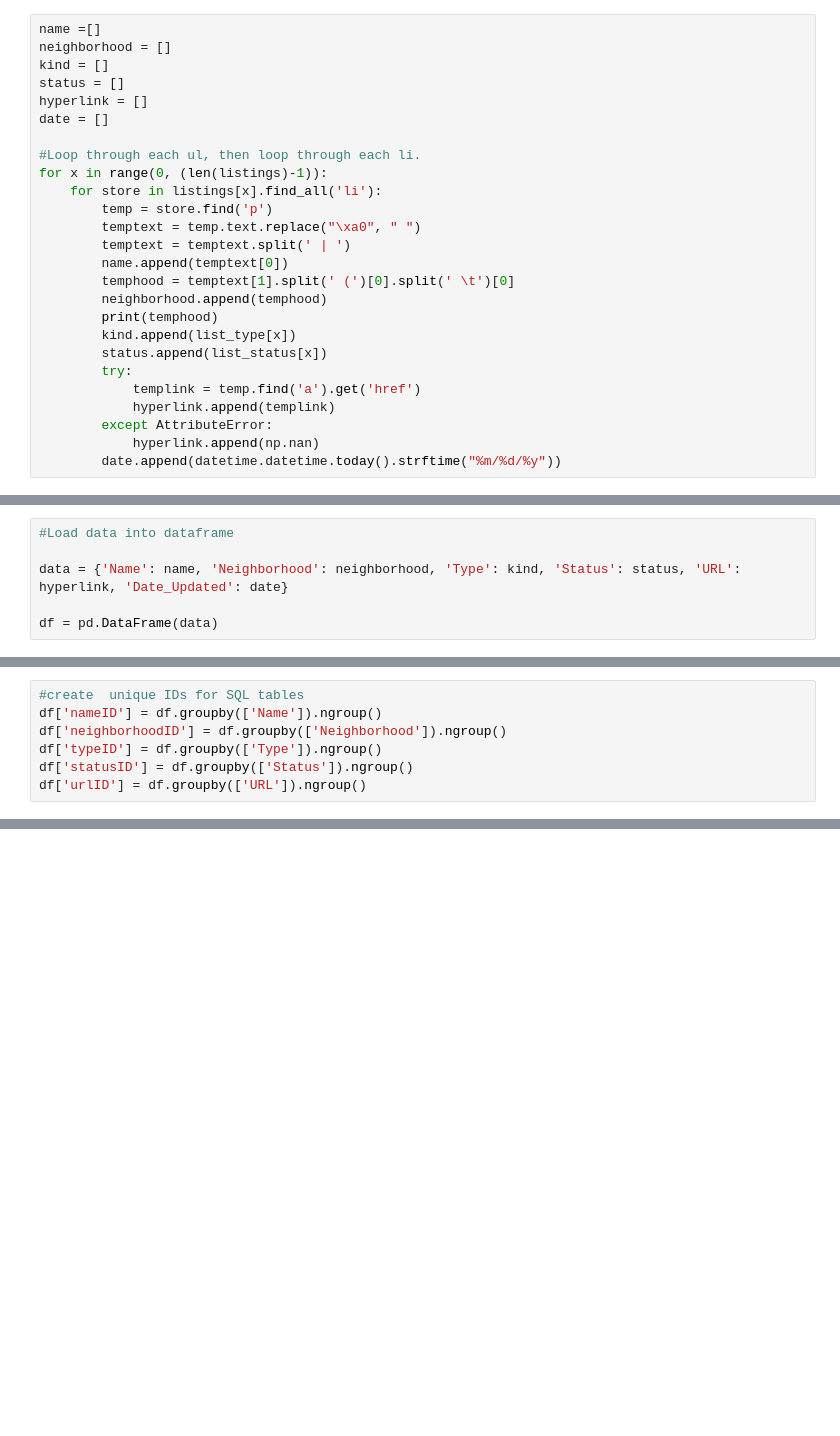
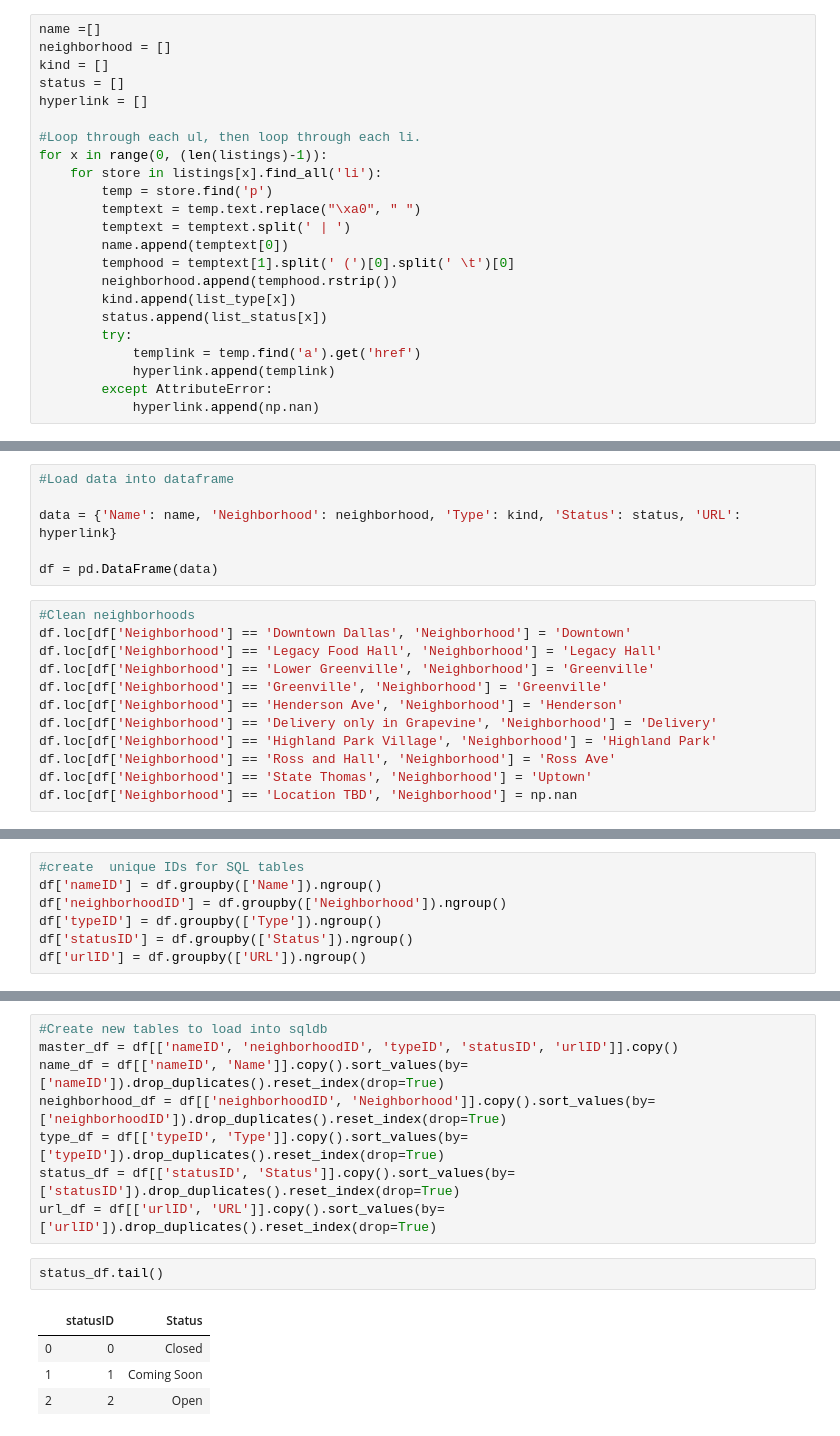
Before and after one commit to UncelSoogar/Dallas_Restaurants, a Jupyter notebook: Notebooks/webscrape.ipynb, the cells around one changed output, grey strips where cells are left out. Cells and saved outputs as stored; diff of their text form; blank space fills up the shorter version.

Commit message:
Loaded into sqlite DB. Need to query to make sure loaded properly, and need to create ERD diagram

```diff
--- a/Notebooks/webscrape.ipynb
+++ b/Notebooks/webscrape.ipynb
@@ -35,7 +33,6 @@ neighborhood = []
 kind = []
 status = []
 hyperlink = []
-date = []
 
 #Loop through each ul, then loop through each li.
 for x in range(0, (len(listings)-1)):
@@ -45,8 +42,7 @@ for x in range(0, (len(listings)-1)):
         temptext = temptext.split(' | ')
         name.append(temptext[0])
         temphood = temptext[1].split(' (')[0].split(' \t')[0]
-        neighborhood.append(temphood)
-        print(temphood)
+        neighborhood.append(temphood.rstrip())
         kind.append(list_type[x])
         status.append(list_status[x])
         try:
@@ -54,4 +50,3 @@ for x in range(0, (len(listings)-1)):
             hyperlink.append(templink)
         except AttributeError:
             hyperlink.append(np.nan)
-        date.append(datetime.datetime.today().strftime("%m/%d/%y"))
@@ -76,6 +73,18 @@ Deep Ellum
 # %%
 #Load data into dataframe
 
-data = {'Name': name, 'Neighborhood': neighborhood, 'Type': kind, 'Status': status, 'URL': hyperlink, 'Date_Updated': date}
+data = {'Name': name, 'Neighborhood': neighborhood, 'Type': kind, 'Status': status, 'URL': hyperlink}
 
 df = pd.DataFrame(data)
+# %%
+#Clean neighborhoods
+df.loc[df['Neighborhood'] == 'Downtown Dallas', 'Neighborhood'] = 'Downtown'
+df.loc[df['Neighborhood'] == 'Legacy Food Hall', 'Neighborhood'] = 'Legacy Hall'
+df.loc[df['Neighborhood'] == 'Lower Greenville', 'Neighborhood'] = 'Greenville'
+df.loc[df['Neighborhood'] == 'Greenville', 'Neighborhood'] = 'Greenville'
+df.loc[df['Neighborhood'] == 'Henderson Ave', 'Neighborhood'] = 'Henderson'
+df.loc[df['Neighborhood'] == 'Delivery only in Grapevine', 'Neighborhood'] = 'Delivery'
+df.loc[df['Neighborhood'] == 'Highland Park Village', 'Neighborhood'] = 'Highland Park'
+df.loc[df['Neighborhood'] == 'Ross and Hall', 'Neighborhood'] = 'Ross Ave'
+df.loc[df['Neighborhood'] == 'State Thomas', 'Neighborhood'] = 'Uptown'
+df.loc[df['Neighborhood'] == 'Location TBD', 'Neighborhood'] = np.nan
@@ -121,0 +144,15 @@ df.sample(10)
+# %%
+#Create new tables to load into sqldb
+master_df = df[['nameID', 'neighborhoodID', 'typeID', 'statusID', 'urlID']].copy()
+name_df = df[['nameID', 'Name']].copy().sort_values(by=['nameID']).drop_duplicates().reset_index(drop=True)
+neighborhood_df = df[['neighborhoodID', 'Neighborhood']].copy().sort_values(by=['neighborhoodID']).drop_duplicates().reset_index(drop=True)
+type_df = df[['typeID', 'Type']].copy().sort_values(by=['typeID']).drop_duplicates().reset_index(drop=True)
+status_df = df[['statusID', 'Status']].copy().sort_values(by=['statusID']).drop_duplicates().reset_index(drop=True)
+url_df = df[['urlID', 'URL']].copy().sort_values(by=['urlID']).drop_duplicates().reset_index(drop=True)
+# %%
+status_df.tail()
+# %% [output]
+|  | statusID | Status |
+| 0 | 0 | Closed |
+| 1 | 1 | Coming Soon |
+| 2 | 2 | Open |
```
Also changed, not shown: parts of 24 cells of this notebook, 1 other file.
